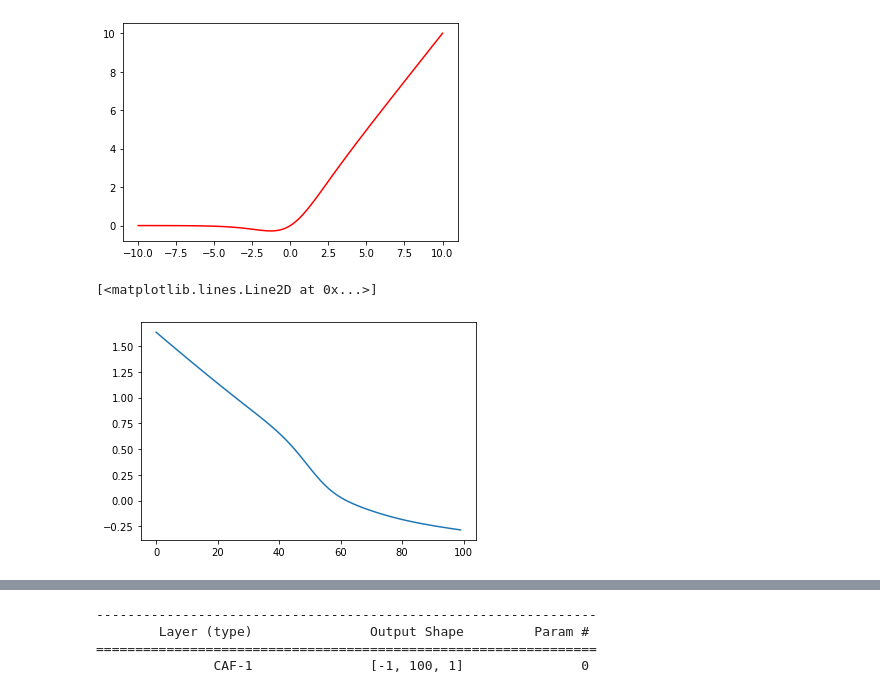
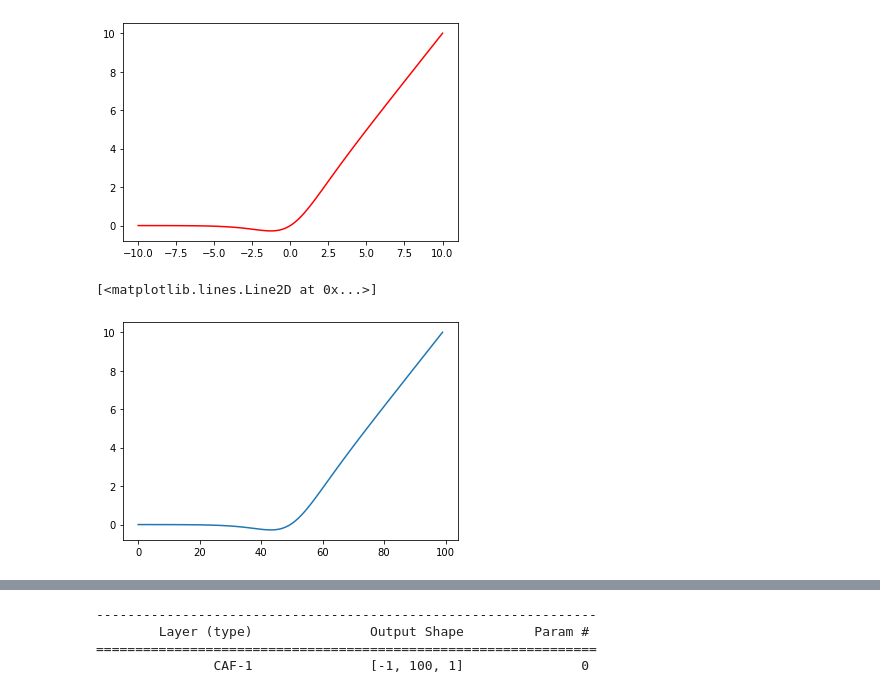
Before and after one commit to raj-brown/APMA2070, a Jupyter notebook: Lecture_4_Notebook/1-pytorch.ipynb, the cells around one changed output, grey strips where cells are left out. Drawn from its saved outputs; the diff is of its cells as text; code cells hidden in the pictures.

```diff
--- a/Lecture_4_Notebook/1-pytorch.ipynb
+++ b/Lecture_4_Notebook/1-pytorch.ipynb
@@ -1167,23 +1167,22 @@ plt.plot(x, y, "-r")
 # %%
 class CAF(nn.Module):
     def __init__(self):
         super().__init__()
     def forward(self, x):
         return caf(x)
 
 custom_af = CAF()
 
 Net = torch.nn.Sequential(
-      torch.nn.Linear(1, 100),
-      CAF(),
-      torch.nn.Linear(100, 1))
+     CAF()
+     )
 
 y = Net(x)
 
 plt.plot(y.detach().numpy())
 # %% [output]
 [<matplotlib.lines.Line2D at 0x...>]
-[figure, old version]
+[figure, new version]
 # %%
 from torchsummary import summary
 
```
Also changed, not shown: parts of 1 cell of this notebook, 4 other files.
